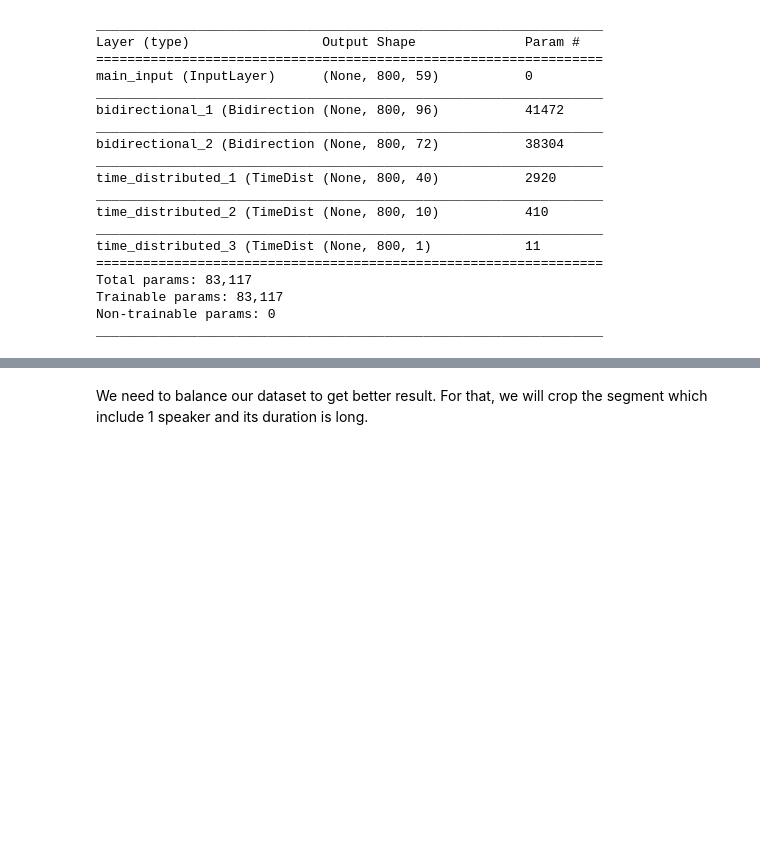
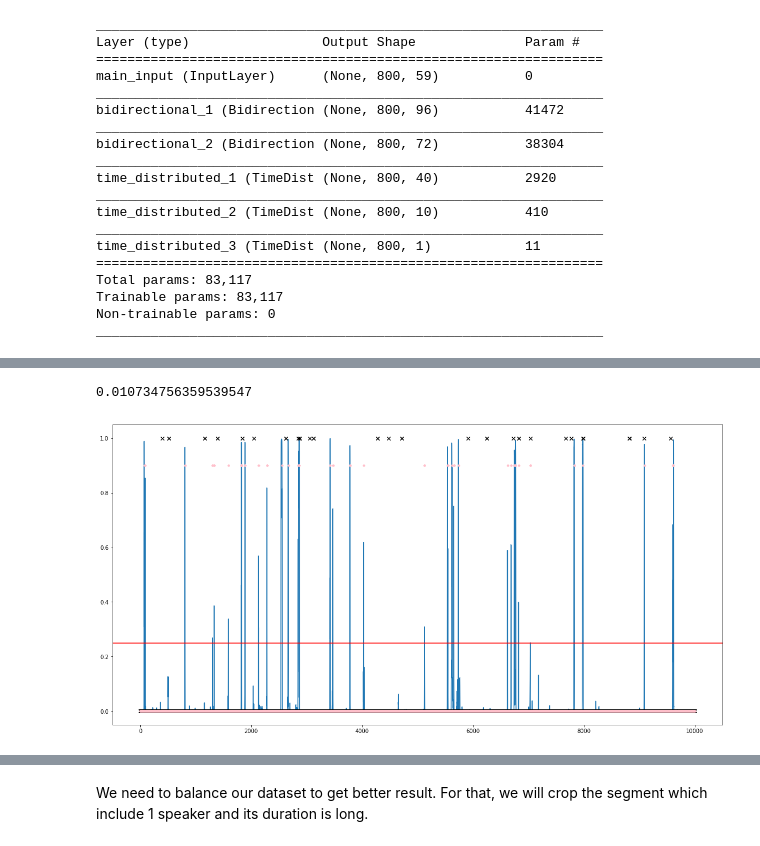
Before and after one commit to hedonistrh/SpChangeDetect, a Jupyter notebook: BiLSTM.ipynb, the cells around one changed output, grey strips where cells are left out. Saved outputs shown, nothing was run; the diff lists cells and outputs as text; code cells hidden in the pictures; blank space fills up the shorter version.

```diff
--- a/BiLSTM.ipynb
+++ b/BiLSTM.ipynb
@@ -657,4 +624,4 @@ pp.show()
 # %%
-thres = 0.1
+thres = 0.25
 # %%
-(kk, kk_r, kk_msec) = create_prediction("TS3012b", 10, 25, threshold = thres, lstm_system=model)
+(kk, kk_r, kk_msec) = create_prediction("IN1013", 10, 25, threshold = thres, lstm_system=model)
@@ -670,19 +643,26 @@ pp.show()
 # %%
-aa = grounth_truth_matrix("TS3012b", 10, 25)
-bb = prediction_output_to_array("TS3012b", 10, 25)
+aa = grounth_truth_matrix("IN1013", 10, 25)
+bb = prediction_output_to_array("IN1013", 10, 25)
+# %%
+cc = bb * 0.9
 # %%
 np.mean(bb)
+# %% [output]
+0.010734756359539547
 # %%
 x = np.arange(1, len(aa)+1)
 # %%
 import matplotlib.pyplot as pp
 %matplotlib inline
 
 pp.rcParams['figure.figsize'] = (19.8, 10.0)
 
 pp.plot(kk_r[200000:210000])
 pp.plot(x[0:10000], aa[200000:210000], 'x', color='black');
-pp.plot(x[0:10000], bb[200000:210000], '.', color='pink');
+# pp.plot(x[0:10000], bb[200000:210000], '.', color='pink');
+pp.plot(x[0:10000], cc[200000:210000], '.', color="pink");
 
 pp.axhline(y=thres, color='r', linestyle='-')
 pp.show()
+# %% [output]
+[figure, added]
```
Also changed, not shown: parts of 23 cells of this notebook.
